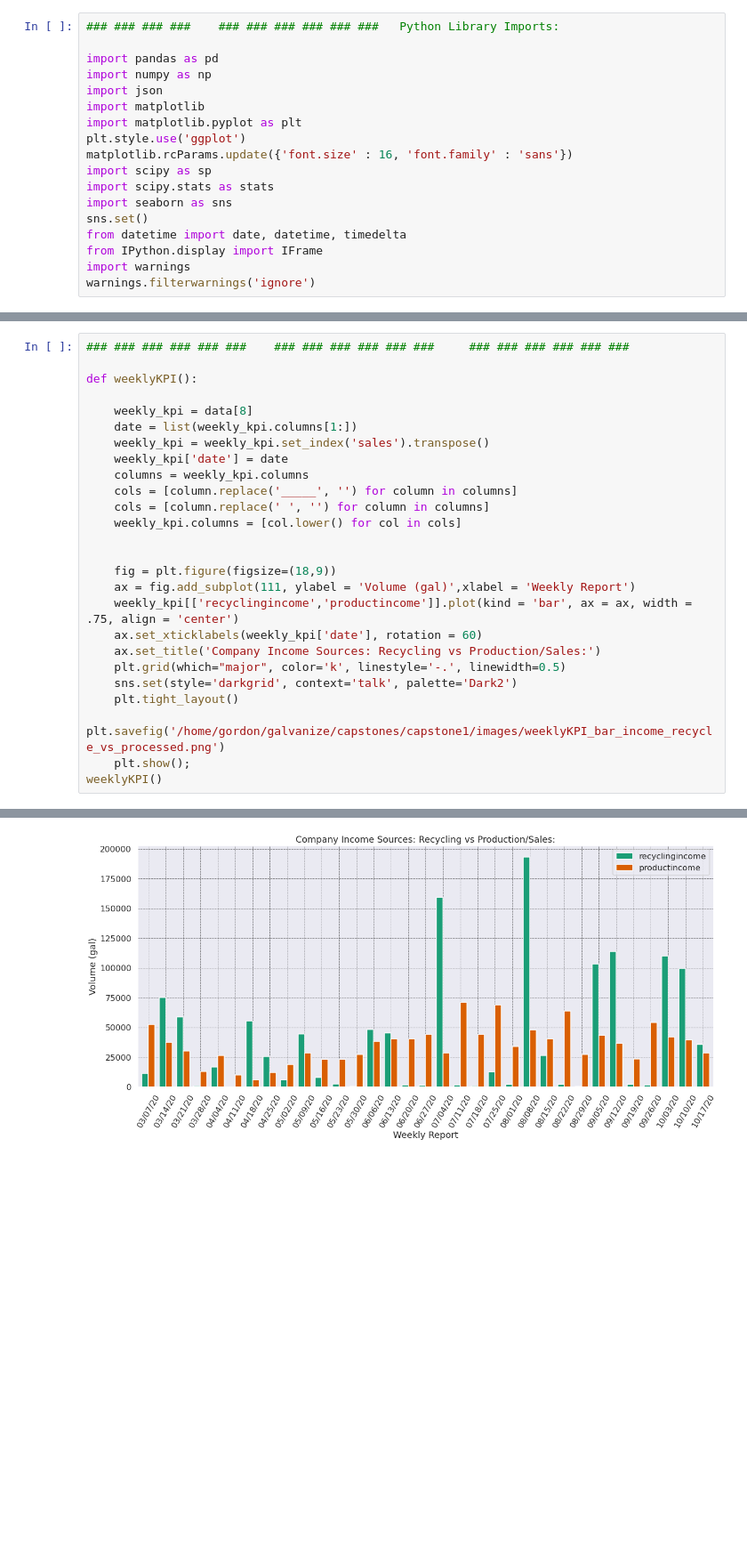
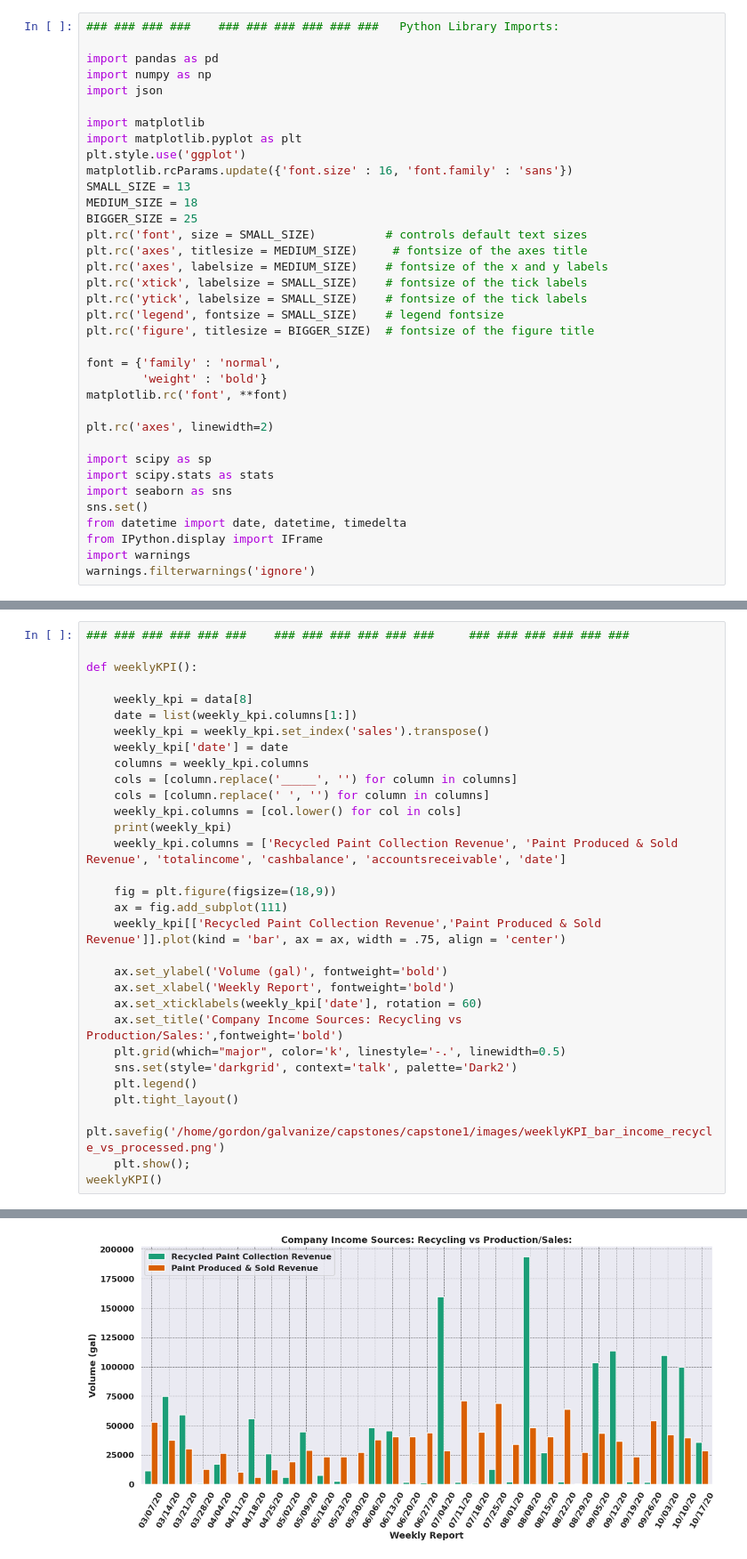
Before and after one commit to ramraider011235/Something-About-Paint-A-New-Industry-is-Born-, a Jupyter notebook: notebooks/final_lab.ipynb, the cells around one changed output, grey strips where cells are left out. Shown at 89% size. Cells and saved outputs as stored; diff of their text form; blank space fills up the shorter version.

```diff
--- a/notebooks/final_lab.ipynb
+++ b/notebooks/final_lab.ipynb
@@ -4,10 +4,28 @@
 import pandas as pd
 import numpy as np
 import json
+
 import matplotlib
 import matplotlib.pyplot as plt
 plt.style.use('ggplot')
 matplotlib.rcParams.update({'font.size' : 16, 'font.family' : 'sans'})
+SMALL_SIZE = 13
+MEDIUM_SIZE = 18
+BIGGER_SIZE = 25
+plt.rc('font', size = SMALL_SIZE)          # controls default text sizes
+plt.rc('axes', titlesize = MEDIUM_SIZE)     # fontsize of the axes title
+plt.rc('axes', labelsize = MEDIUM_SIZE)    # fontsize of the x and y labels
+plt.rc('xtick', labelsize = SMALL_SIZE)    # fontsize of the tick labels
+plt.rc('ytick', labelsize = SMALL_SIZE)    # fontsize of the tick labels
+plt.rc('legend', fontsize = SMALL_SIZE)    # legend fontsize
+plt.rc('figure', titlesize = BIGGER_SIZE)  # fontsize of the figure title
+
+font = {'family' : 'normal',
+        'weight' : 'bold'}
+matplotlib.rc('font', **font)
+
+plt.rc('axes', linewidth=2)
+
 import scipy as sp
 import scipy.stats as stats
 import seaborn as sns
@@ -336,15 +364,20 @@ def weeklyKPI():
     cols = [column.replace('_____', '') for column in columns]
     cols = [column.replace(' ', '') for column in columns]
     weekly_kpi.columns = [col.lower() for col in cols]
-
+    print(weekly_kpi)
+    weekly_kpi.columns = ['Recycled Paint Collection Revenue', 'Paint Produced & Sold Revenue', 'totalincome', 'cashbalance', 'accountsreceivable', 'date']
 
     fig = plt.figure(figsize=(18,9))
-    ax = fig.add_subplot(111, ylabel = 'Volume (gal)',xlabel = 'Weekly Report')
-    weekly_kpi[['recyclingincome','productincome']].plot(kind = 'bar', ax = ax, width = .75, align = 'center')
+    ax = fig.add_subplot(111)
+    weekly_kpi[['Recycled Paint Collection Revenue','Paint Produced & Sold Revenue']].plot(kind = 'bar', ax = ax, width = .75, align = 'center')
+
+    ax.set_ylabel('Volume (gal)', fontweight='bold')
+    ax.set_xlabel('Weekly Report', fontweight='bold')
     ax.set_xticklabels(weekly_kpi['date'], rotation = 60)
-    ax.set_title('Company Income Sources: Recycling vs Production/Sales:')
+    ax.set_title('Company Income Sources: Recycling vs Production/Sales:',fontweight='bold')
     plt.grid(which="major", color='k', linestyle='-.', linewidth=0.5)
     sns.set(style='darkgrid', context='talk', palette='Dark2')
+    plt.legend()
     plt.tight_layout()
     plt.savefig('/home/gordon/galvanize/capstones/capstone1/images/weeklyKPI_bar_income_recycle_vs_processed.png')
     plt.show();
@@ -353,4 +403,4 @@ weeklyKPI()
-[figure, old version]
+[figure, new version]
 # %%
 ### ### ### ### ### ###    ### ### ### ### ### ###     ### ### ### ### ### ###
 
```
Also changed, not shown: parts of 11 cells of this notebook, 35 other files.
